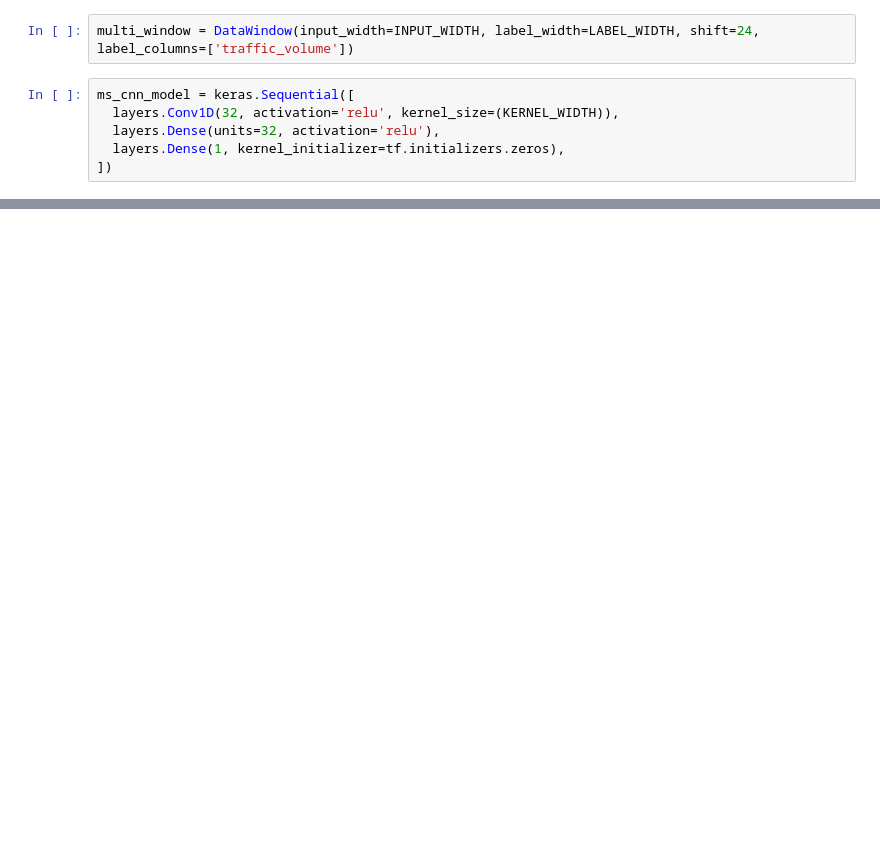
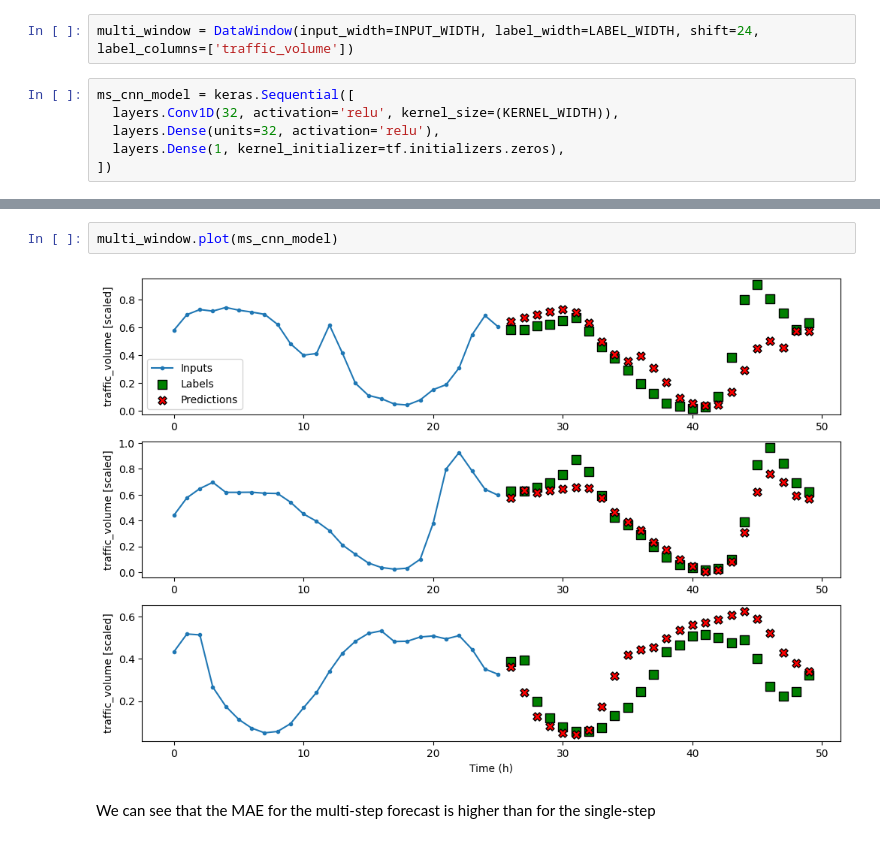
Before and after one commit to luigiselmi/timeseries, a Jupyter notebook: cnn_timeseries.ipynb, the cells around one changed output, grey strips where cells are left out. Saved outputs shown, nothing was run; the diff lists cells and outputs as text; blank space fills up the shorter version.

Commit message:
1D CNN multi-step forecast

```diff
--- a/cnn_timeseries.ipynb
+++ b/cnn_timeseries.ipynb
@@ -373,0 +418,6 @@ ms_cnn_model = keras.Sequential([
+# %%
+multi_window.plot(ms_cnn_model)
+# %% [output]
+[figure, added]
+# %% [markdown]
+We can see that the MAE for the multi-step forecast is higher than for the single-step
```
Also changed, not shown: parts of 11 cells of this notebook.
